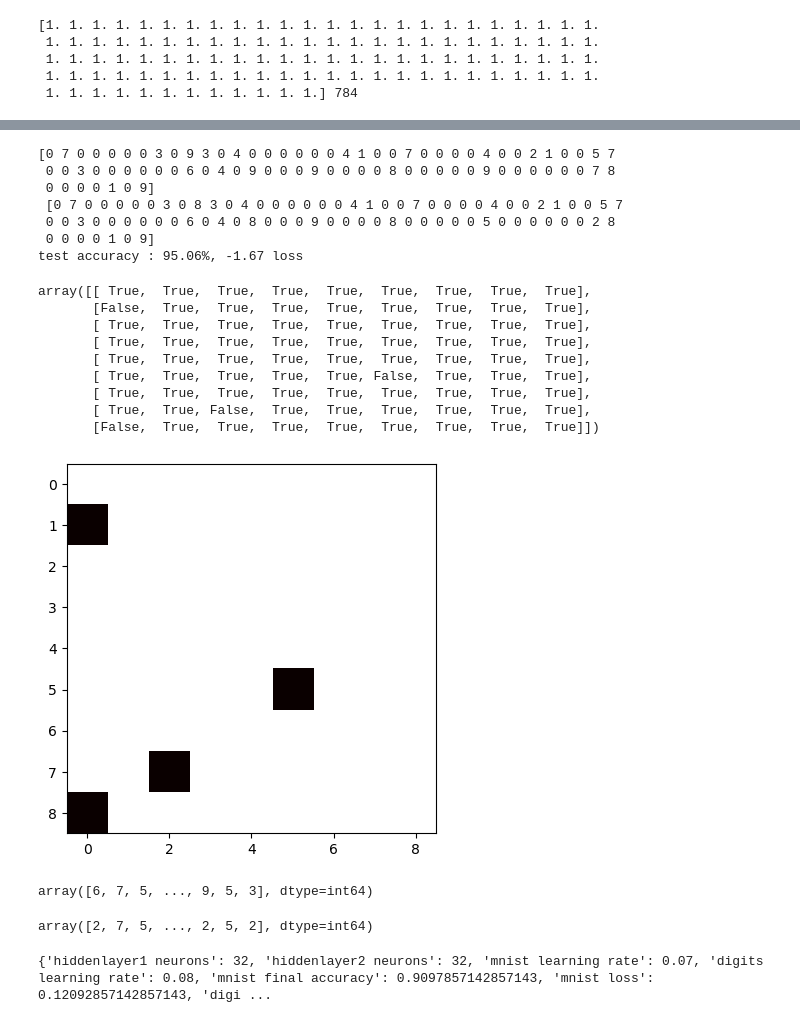
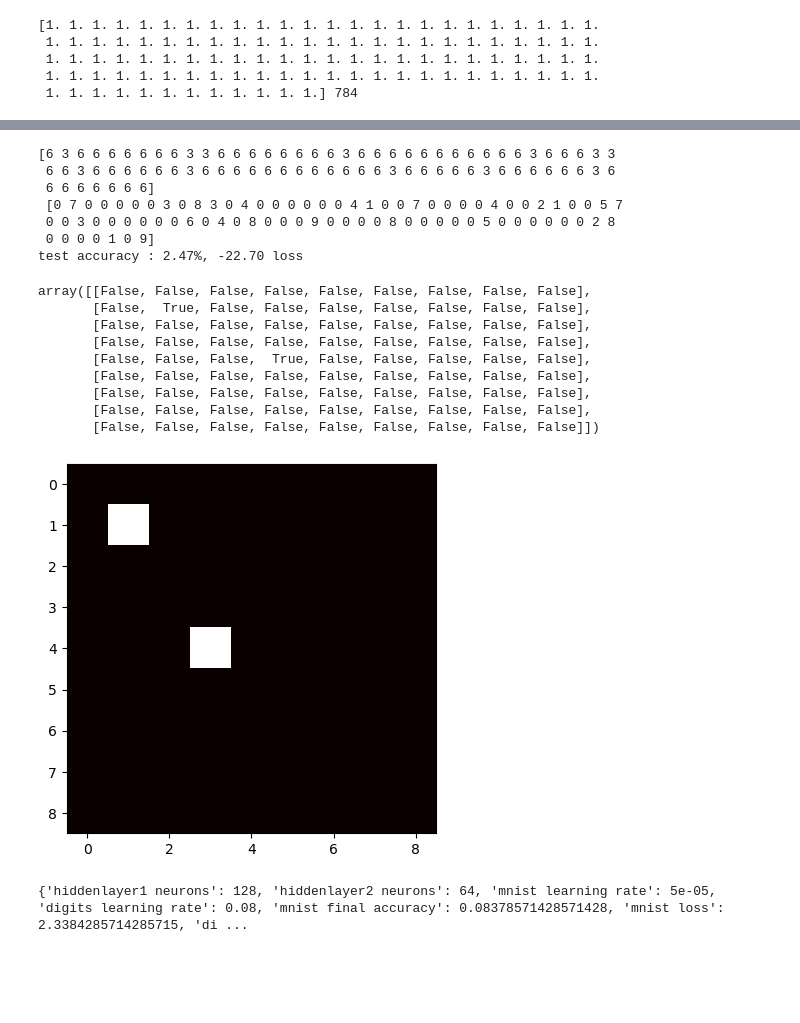
Before and after one commit to krypticlogan/sudoku_model, a Jupyter notebook: book.ipynb, the cells around one changed output, grey strips where cells are left out. Cells and saved outputs as stored; diff of their text form; code cells hidden in the pictures; blank space fills up the shorter version.

Commit message:
implemented adam, cleanup

```diff
--- a/book.ipynb
+++ b/book.ipynb
@@ -498,17 +558,23 @@ test accuracy : (0.9097857142857143, 0.12092857142857143)
 # %%
 digit_rate = .08
-w1, b1, w2, b2, w3, b3, digiLossY, accY = minibatchGD(x=x_digit_train, y=digit_labels.astype(int), epochs=6000, batch_size=int(x_digit_train.shape[1]), rate=digit_rate, w1=w1, b1=b1, w2=w2, b2=b2, w3=w3, b3=b3)
-# w1, b1, w2, b2, w3, b3, digiLossY, accY = minibatchGD(x=x_digit_train, y=digit_labels.astype(int), epochs=2000, batch_size=512, rate=digit_rate, w1=w1, b1=b1, w2=w2, b2=b2, w3=w3, b3=b3)
+w1, b1, w2, b2, w3, b3, digiLossY, accY, validationLoss, validationAcc, sudokuLoss, sudokuAcc = minibatchGD(x=x_digit_train, y=digit_labels.astype(int), epochs=200, batch_size=int(x_digit_train.shape[1]),optimizer="adam",validation=x_digit_test, rate=digit_rate, w1=w1, b1=b1, w2=w2, b2=b2, w3=w3, b3=b3,sudoku=board_squares, key=grid_labels, validKey=digit_test_labels)
+# w1, b1, w2, b2, w3, b3, digiLossY, accY, validationLoss, validationAcc, sudokuLoss, sudokuAcc = minibatchGD(x=x_digit_train, y=digit_labels.astype(int), epochs=500, batch_size=128, validation=x_digit_test, validKey=digit_test_labels, rate=digit_rate, w1=w1, b1=b1, w2=w2, b2=b2, w3=w3, b3=b3, sudoku=board_squares, key=grid_labels)
 # w1, b1, w2, b2, w3, b3, digiLossY2, accY2 = gradient_descent(x_digit_train, digit_labels.astype(int), 1000, digit_rate-.01, w1, b1, w2, b2, w3, b3)
 # w1, b1, w2, b2, w3, b3, digiLossY3, accY3 = gradient_descent(x_digit_train, digit_labels.astype(int), 300, .07, w1, b1, w2, b2, w3, b3)
 preds = make_predictions(x_digit_test, w1, b1, w2, b2, w3, b3)
 
 print(f'test accuracy : {get_accuracy(preds, digit_test_labels)}')
 
-plt.plot(digiLossY)
-plt.title('Loss')
-plt.show()
-plt.plot(accY*100)
-plt.title('Accuracy')
-plt.show()
+# plt.plot(digiLossY, label='train')
+# plt.plot(validationLoss, label='validation')
+# plt.plot(sudokuLoss, label='sudoku')
+# plt.legend()
+# plt.title('Loss')
+# plt.show()
+# plt.plot(accY*100, label='train')
+# plt.plot(validationAcc*100,label='validation')
+# plt.plot(sudokuAcc*100,label='suoko')
+# plt.legend()
+# plt.title('Accuracy')
+# plt.show()
 # %% [output]
@@ -531,8 +619,8 @@ indexes = [j + 1 for j in range(preds.shape[0])]
 # 2
 map = (preds == grid_labels).reshape(9,9)
 display(map)
-preds = zip(indexes, preds)
-submission = pd.DataFrame(preds, columns = ['ImageID', 'Label'])
+formatted = zip(indexes, preds)
+submission = pd.DataFrame(formatted, columns = ['ImageID', 'Label'])
 
 # np.savetxt('puzzle_accuracy.csv',np.array([grid_accuracy]), fmt='%.2f')
 
@@ -546,51 +634,51 @@ results = {
     'hiddenlayer2 neurons' : layer3,
     'mnist learning rate' : mnist_rate,
     'digits learning rate' : digit_rate,
     'mnist final accuracy' : mnist_acc,
     'mnist loss' : mnist_loss,
     'digit final accuracy' : accY[-1],
     'digit loss' : digit_loss,
     'puzzle accuracy' : digit_acc
 }
 
 
-preds = make_predictions(x_test, w1, b1, w2, b2, w3, b3)
-display(preds)
-display(labels_test)
+# preds = make_predictions(x_test, w1, b1, w2, b2, w3, b3)
+# display(preds)
+# print(len(preds))
+# print(len(labels_test))
+# display(labels_test)
 
 
 print(results)
 data = pd.DataFrame([results], columns=None)
 
 data.to_csv('training.csv', mode='a')
 
 # display(pd.DataFrame(w1, columns=None))
 
 # weights.to_csv('weights.csv', index = False)
 
 
 # best 97% : 1st train .1, 600, 2nd train .15, 800 , and rounded values for both sets
 
 # 95% 97% : 1st train .12, 700, 2nd train .15, 1300 , and rounded values for both sets
 # %% [output]
-[0 7 0 0 0 0 0 3 0 9 3 0 4 0 0 0 0 0 0 4 1 0 0 7 0 0 0 0 4 0 0 2 1 0 0 5 7
- 0 0 3 0 0 0 0 0 0 6 0 4 0 9 0 0 0 9 0 0 0 0 8 0 0 0 0 0 9 0 0 0 0 0 0 7 8
- 0 0 0 0 1 0 9]
+[6 3 6 6 6 6 6 6 6 3 3 6 6 6 6 6 6 6 6 3 6 6 6 6 6 6 6 6 6 6 6 3 6 6 6 3 3
+ 6 6 3 6 6 6 6 6 6 3 6 6 6 6 6 6 6 6 6 6 6 6 3 6 6 6 6 6 3 6 6 6 6 6 6 3 6
+ 6 6 6 6 6 6 6]
  [0 7 0 0 0 0 0 3 0 8 3 0 4 0 0 0 0 0 0 4 1 0 0 7 0 0 0 0 4 0 0 2 1 0 0 5 7
  0 0 3 0 0 0 0 0 0 6 0 4 0 8 0 0 0 9 0 0 0 0 8 0 0 0 0 0 5 0 0 0 0 0 0 2 8
  0 0 0 0 1 0 9]
-test accuracy : 95.06%, -1.67 loss
+test accuracy : 2.47%, -22.70 loss
-array([[ True,  True,  True,  True,  True,  True,  True,  True,  True],
-       [False,  True,  True,  True,  True,  True,  True,  True,  True],
-       [ True,  True,  True,  True,  True,  True,  True,  True,  True],
-       [ True,  True,  True,  True,  True,  True,  True,  True,  True],
-       [ True,  True,  True,  True,  True,  True,  True,  True,  True],
-       [ True,  True,  True,  True,  True, False,  True,  True,  True],
-       [ True,  True,  True,  True,  True,  True,  True,  True,  True],
-       [ True,  True, False,  True,  True,  True,  True,  True,  True],
-       [False,  True,  True,  True,  True,  True,  True,  True,  True]])
+array([[False, False, False, False, False, False, False, False, False],
+       [False,  True, False, False, False, False, False, False, False],
+       [False, False, False, False, False, False, False, False, False],
+       [False, False, False, False, False, False, False, False, False],
+       [False, False, False,  True, False, False, False, False, False],
+       [False, False, False, False, False, False, False, False, False],
+       [False, False, False, False, False, False, False, False, False],
+       [False, False, False, False, False, False, False, False, False],
+       [False, False, False, False, False, False, False, False, False]])
-[figure, old version]
+[figure, new version]
-array([6, 7, 5, ..., 9, 5, 3], dtype=int64)
+{'hiddenlayer1 neurons': 128, 'hiddenlayer2 neurons': 64, 'mnist learning rate': 5e-05, 'digits learning rate': 0.08, 'mnist final accuracy': 0.08378571428571428, 'mnist loss': 2.3384285714285715, 'di ...
-array([2, 7, 5, ..., 2, 5, 2], dtype=int64)
-{'hiddenlayer1 neurons': 32, 'hiddenlayer2 neurons': 32, 'mnist learning rate': 0.07, 'digits learning rate': 0.08, 'mnist final accuracy': 0.9097857142857143, 'mnist loss': 0.12092857142857143, 'digi ...
 # %%
```
Also changed, not shown: parts of 9 cells of this notebook, 27 other files.
